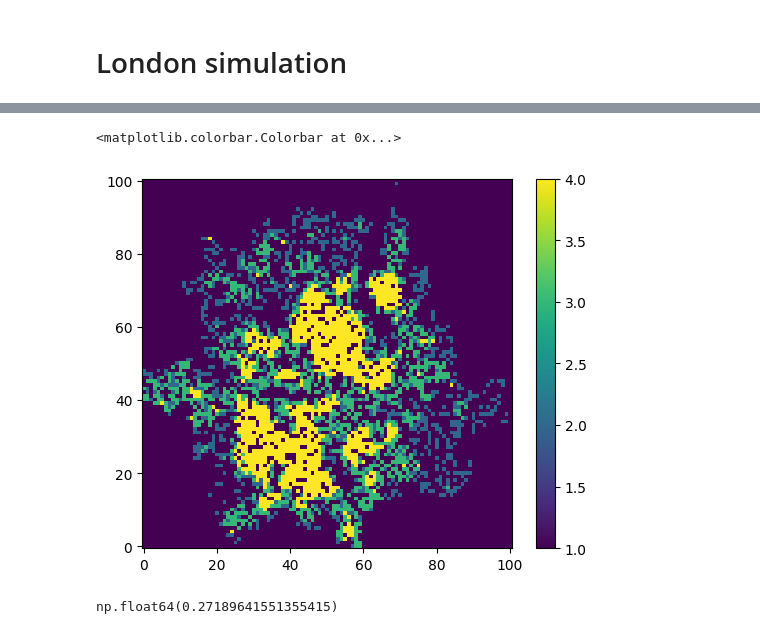
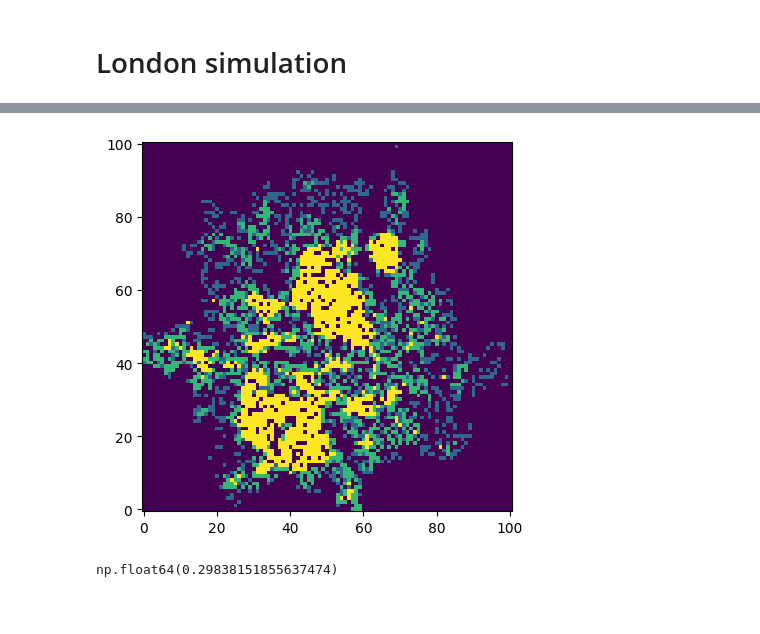
Before and after one commit to markalvaress/Housing_Multiple_IM, a Jupyter notebook: toy_model.ipynb, the cells around one changed output, grey strips where cells are left out. Drawn from its saved outputs; the diff is of its cells as text; code cells hidden in the pictures; blank space fills up the shorter version.

```diff
--- a/toy_model.ipynb
+++ b/toy_model.ipynb
@@ -67,28 +68,36 @@ def update_values(affluence_grid, house_grid, lambda_, r):
             new_house_grid[x, y] = affluence + lambda_ * neighborhood_avg
     return new_house_grid
 # %%
-def propose_swap(affluence_grid, house_grid):
+def make_swap(affluence_grid, house_grid):
     """
-    Calculate delta and swap agents if delta > 0.
+    Keep picking two agents until delta > 0, and the swap them.
     """
     n, m = house_grid.shape
+    delta = -1
+    swap_attempt = 0
+    n_tries = 1000 # to avoid an infinite loop
 
-    # Choose two random houses, and keep going until they're both nonempty
-    x1, y1 = random.randint(0, n-1), random.randint(0, m-1)
-    x2, y2 = random.randint(0, n-1), random.randint(0, m-1)
-    while (house_grid[x1, y1] == -1) or (house_grid[x2, y2] == -1):
+    # keep trying to swap until you actually get a delta > 0, or until you've tried n_tries times
+    while delta <= 0 & swap_attempt < n_tries:
+        swap_attempt += 1
+        # Choose two random houses, and keep going until they're both nonempty
         x1, y1 = random.randint(0, n-1), random.randint(0, m-1)
         x2, y2 = random.randint(0, n-1), random.randint(0, m-1)
+        while (house_grid[x1, y1] == -1) or (house_grid[x2, y2] == -1):
+            x1, y1 = random.randint(0, n-1), random.randint(0, m-1)
+            x2, y2 = random.randint(0, n-1), random.randint(0, m-1)
 
-    A_x1, V_x1 = affluence_grid[x1, y1], house_grid[x1, y1]
-    A_x2, V_x2 = affluence_grid[x2, y2], house_grid[x2, y2]
+        A_x1, V_x1 = affluence_grid[x1, y1], house_grid[x1, y1]
+        A_x2, V_x2 = affluence_grid[x2, y2], house_grid[x2, y2]
 
-    delta = (A_x1 - V_x1)**2 + (A_x2 - V_x2)**2 - (A_x1 - V_x2)**2 - (A_x2 - V_x1)**2
+        delta = (A_x1 - V_x1)**2 + (A_x2 - V_x2)**2 - (A_x1 - V_x2)**2 - (A_x2 - V_x1)**2
 
-    if delta > 0:
-        # Swap the affluence levels of the two agents
-        affluence_grid[x1, y1], affluence_grid[x2, y2] = A_x2, A_x1
-        house_grid[x1, y1], house_grid[x2, y2] = V_x2, V_x1
+        if delta > 0:
+            # Swap the two agents
+            affluence_grid[x1, y1], affluence_grid[x2, y2] = A_x2, A_x1
+            house_grid[x1, y1], house_grid[x2, y2] = V_x2, V_x1
+
+    return
 # %%
 # Simulation parameters
 n_steps = 100
@@ -203,6 +212,9 @@ affluence_levels = {
 p = (0.16, 0.6, 0.24)
 london_grid = np.loadtxt("london_map_array.txt")
 lambda_ = 0.65 # lower bc we have a relatively low theil index
+r = 2 # Radius of square neighbourhood
+n_steps = 2000 # number of simulation iterations
+n_swaps_per_step = 30 # there are 3033 'houses' in the london_grid, so this is about 1%
 # %%
 affluence_grid, house_grid = am.initialise_affluence_and_house_grids(london_grid, affluence_levels, p)
 
@@ -212,5 +224,5 @@ for step in range(n_steps):
     house_grid = am.calculate_new_house_values_conv(house_grid, affluence_grid, r, lambda_)
 
     # Propose random move - several in each step
-    for j in range(500):
-        propose_swap(affluence_grid, house_grid)
+    for j in range(n_swaps_per_step):
+        make_swap(affluence_grid, house_grid)
@@ -224,29 +229,28 @@ plt.show()
 # %%
 # Put house prices into bin (top 1/3, middle, bottom 1/3)
 hp_array = house_grid[house_grid > -1]
 percentile_33 = np.percentile(hp_array, 33.3)
 percentile_67 = np.percentile(hp_array, 66.7)
 
 hp_matrix_binned = np.ones_like(house_grid)
 m,n = hp_matrix_binned.shape
 for i in range(m):
     for j in range(n):
         price = house_grid[i,j]
         if price != -1:
             if price <= percentile_33:
                 hp_matrix_binned[i,j] = 2
             elif price <= percentile_67:
                 hp_matrix_binned[i,j] = 3
             else:
                 hp_matrix_binned[i,j] = 4
 
 
 plt.imshow(hp_matrix_binned, origin = 'lower')
-plt.colorbar()
+#plt.colorbar()
 plt.show()
 # %% [output]
-<matplotlib.colorbar.Colorbar at 0x...>
-[figure, old version]
+[figure, new version]
 # %%
 with open("london_exp_entropy.txt") as f:
     expected_entropy = float(f.read())
@@ -255,4 +259,4 @@ with open("london_exp_entropy.txt") as f:
 london_sp_seg = spseg.spatial_segregation(hp_matrix_binned, expected_entropy)
 london_sp_seg
 # %% [output]
-np.float64(0.27189641551355415)
+np.float64(0.29838151855637474)
```
Also changed, not shown: parts of 3 cells of this notebook.
